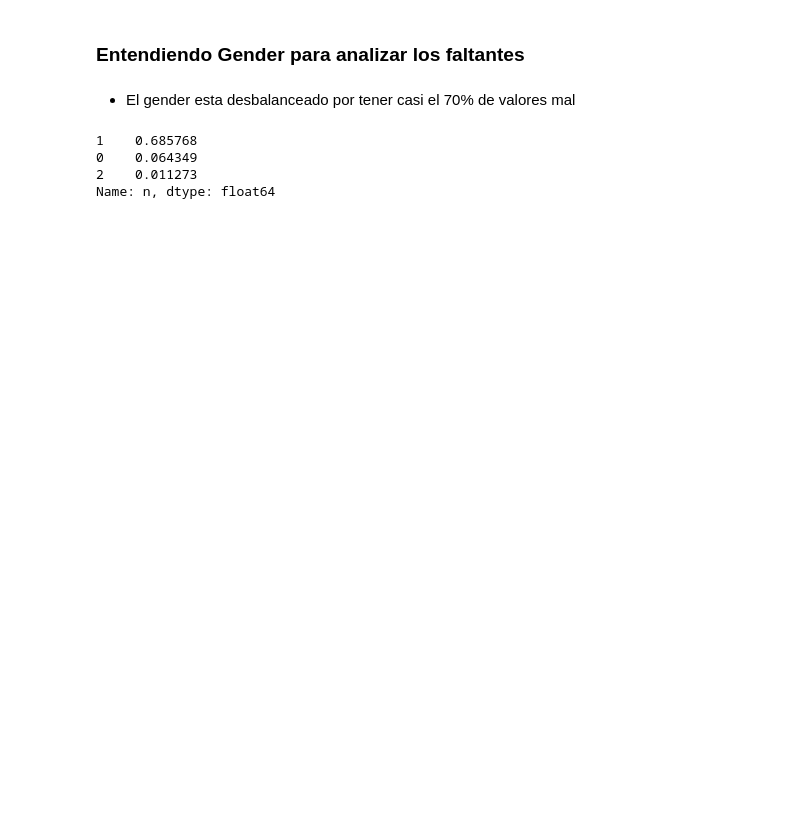
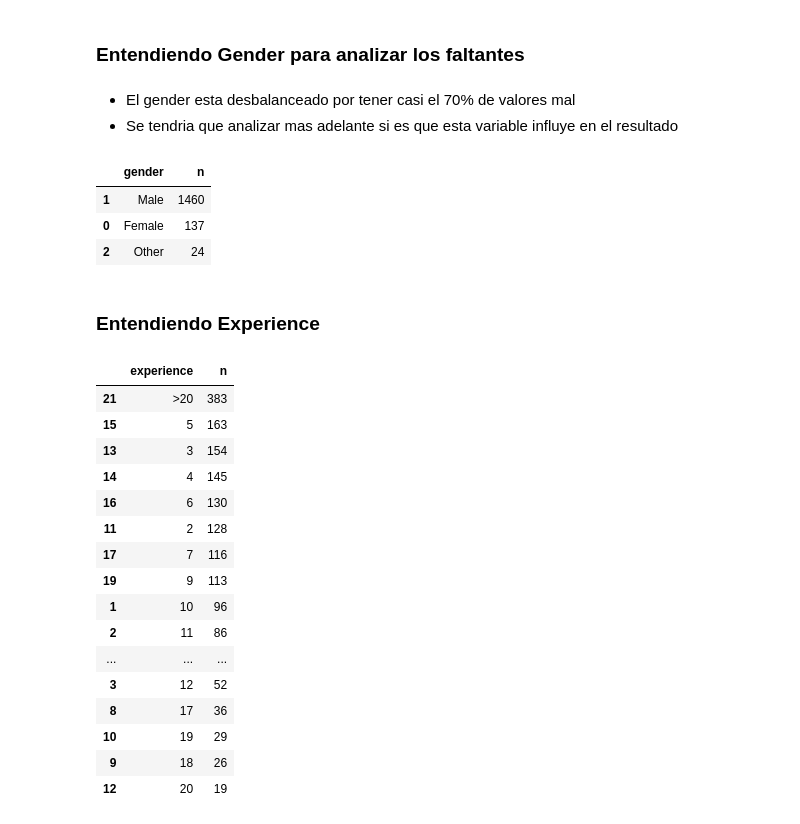
Before and after one commit to anamumaq/JobShift, a Jupyter notebook: analisis_job_shift.ipynb, the cells around one changed output. Cells and saved outputs as stored; diff of their text form; code cells hidden in the pictures; blank space fills up the shorter version.

```diff
--- a/analisis_job_shift.ipynb
+++ b/analisis_job_shift.ipynb
@@ -117,10 +217,33 @@ dtype: int64
 ### Entendiendo Gender para analizar los faltantes
 # %% [markdown]
 * El gender esta desbalanceado por tener casi el 70% de valores mal
+* Se tendria que analizar mas adelante si es que esta variable influye en el resultado
 # %%
-df.groupby(by=['gender'], as_index=False).agg(n = ('Employee_1D', 'count')).sort_values(by='n', ascending = False).n / 2129
+df.groupby(by=['gender'], as_index=False).agg(n = ('Employee_1D', 'count')).sort_values(by='n', ascending = False)#.n / 2129
 # %% [output]
-1    0.685768
-0    0.064349
-2    0.011273
-Name: n, dtype: float64
+|  | gender | n |
+| 1 | Male | 1460 |
+| 0 | Female | 137 |
+| 2 | Other | 24 |
+# %% [markdown]
+### Entendiendo Experience
+# %%
+df.groupby(by=['experience'], as_index=False).agg(n = ('Employee_1D', 'count')).sort_values(by='n', ascending = False)#.n / 2129
+# %% [output]
+|  | experience | n |
+| 21 | >20 | 383 |
+| 15 | 5 | 163 |
+| 13 | 3 | 154 |
+| 14 | 4 | 145 |
+| 16 | 6 | 130 |
+| 11 | 2 | 128 |
+| 17 | 7 | 116 |
+| 19 | 9 | 113 |
+| 1 | 10 | 96 |
+| 2 | 11 | 86 |
+| ... | ... | ... |
+| 3 | 12 | 52 |
+| 8 | 17 | 36 |
+| 10 | 19 | 29 |
+| 9 | 18 | 26 |
+| 12 | 20 | 19 |
```
Also changed, not shown: parts of 21 cells of this notebook.
